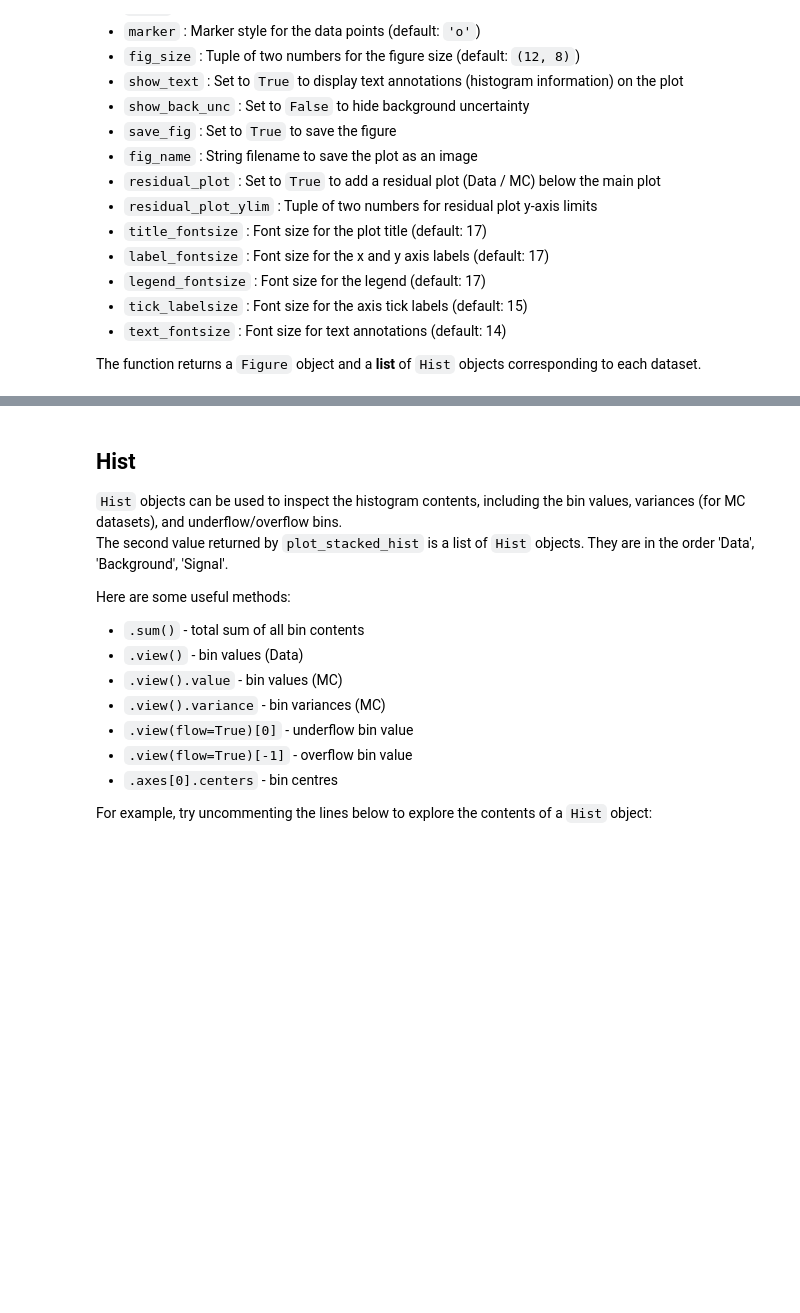
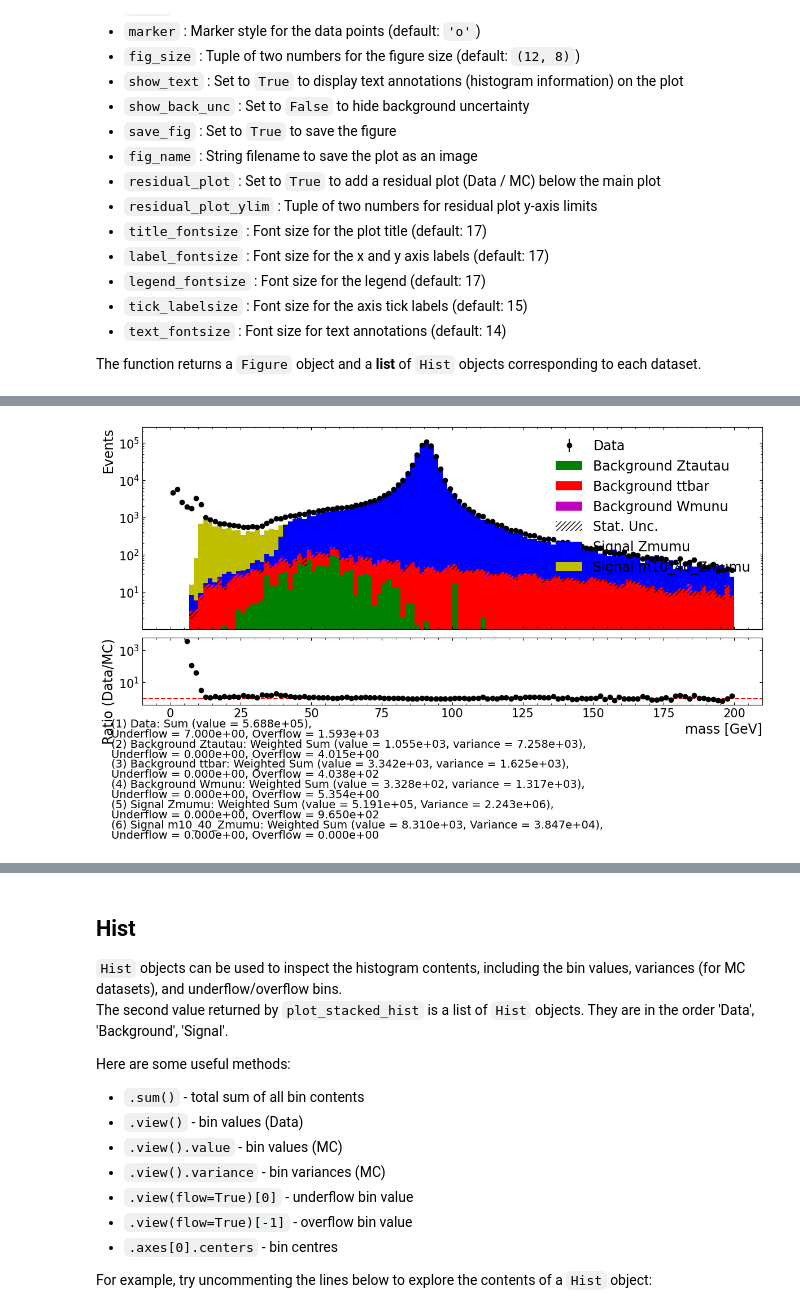
Before and after one commit to CanonicaliTY/ATLAS-Higgs-ZW, a Jupyter notebook: Analysis code/my-ATLAS-code/ATLAS-parquet/DilepLabNotebook.ipynb, the cells around one changed output, grey strips where cells are left out. Saved outputs shown, nothing was run; the diff lists cells and outputs as text; code cells hidden in the pictures; blank space fills up the shorter version.

```diff
--- a/Analysis code/my-ATLAS-code/ATLAS-parquet/DilepLabNotebook.ipynb
+++ b/Analysis code/my-ATLAS-code/ATLAS-parquet/DilepLabNotebook.ipynb
@@ -374,0 +503,11 @@ The function returns a `Figure` object and a **list** of `Hist` objects correspo
+# %%
+#muon OS mass
+plot_variable = 'mass'
+xmin, xmax = 0, 200
+num_bins = 120
+x_label = 'mass [GeV]'
+
+fig_mu_osm, hists_mu_osm = plot_stacked_hist(plot_dict_mu_OS, plot_variable, color_list,
+                               num_bins, xmin, xmax, x_label,
+                               logy=True, show_text=True, residual_plot=True, save_fig=False)
+# %% [output]
@@ -374,0 +515 @@ The function returns a `Figure` object and a **list** of `Hist` objects correspo
+[figure, added]
```
Also changed, not shown: parts of 20 cells of this notebook, 2 other files.
